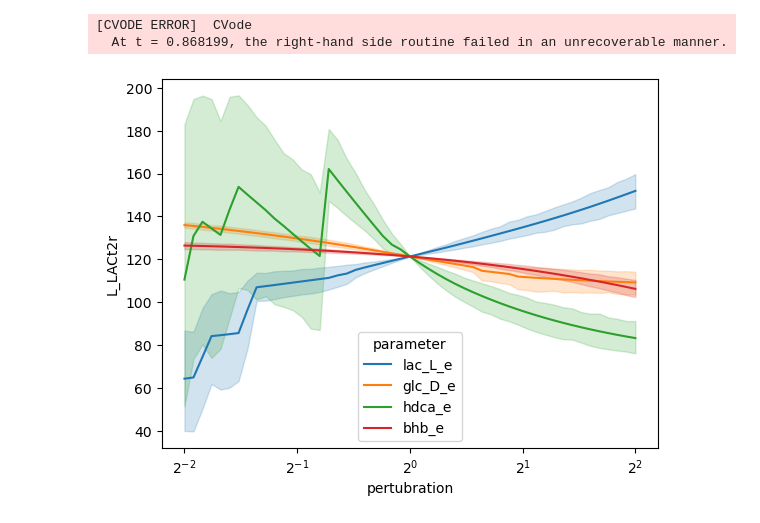
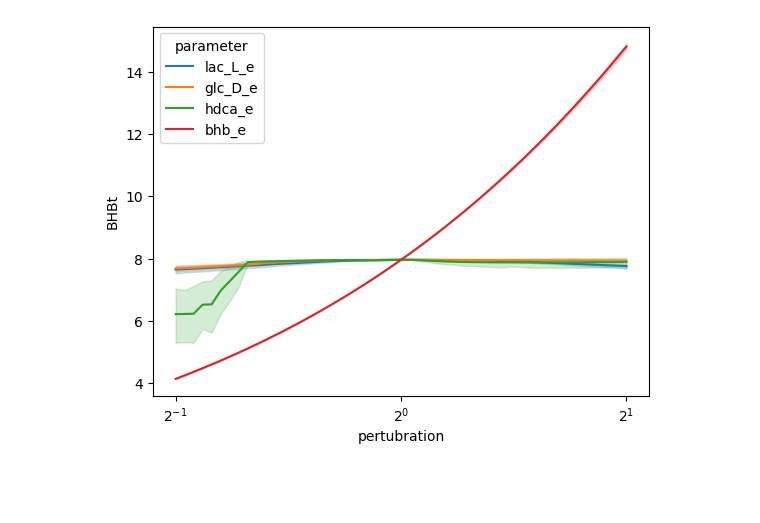
Before and after one commit to weilandtd/competitive_catabolism, a Jupyter notebook: mechanistic_model/fuel_competition.ipynb, the cells around one changed output. Drawn from its saved outputs; the diff is of its cells as text; code cells hidden in the pictures; blank space fills up the shorter version.

```diff
--- a/mechanistic_model/fuel_competition.ipynb
+++ b/mechanistic_model/fuel_competition.ipynb
@@ -38,6 +38,8 @@ CONCENTRATION_SCALING = 1e3 # 1 mol to 1 umol
 TIME_SCALING = 1 # 1min
 DENSITY = 1200 # g/L
 GDW_GWW_RATIO = 1.0 # Fluxes are in gWW
+# %%
+EPSILON = 1e-3
 # %%
 # Parameter selection
 from skimpy.analysis.oracle.load_pytfa_solution import load_fluxes, load_concentrations,\
@@ -70,7 +72,7 @@ for k in parameter_population._index:
     # Prune for positive substrate control
     medium_control = this_fc.slice_by('sample', 0).loc[['L_LACt2r','GLCt1r', 'FATP1t', 'BHBt'],
                                                        ['lac_L_e', 'glc_D_e', 'hdca_e', 'bhb_e']]
-    diag_is_positive = np.all(np.diag(medium_control.values) > 0)
+    diag_is_positive = np.all(np.diag(medium_control.values) > EPSILON)
 
     if diag_is_positive:
         flux_controll_coefficients.append(this_fc)
@@ -110,7 +112,7 @@ from tqdm import tqdm
 
 def steady_state_perturbation(parameter, range=np.logspace(-1,1,51,base=2) ,
                             additional_parameter_changes={},
-                            time = np.logspace(-3, 1, 100) - 1e-3, # 1uhr to 10hr
+                            time = [0,10], # 1uhr to 10hr
                             parameter_population=parameter_population_pruned,
                             kmodel=kmodel,
                             flux_function=flux_function,
@@ -146,6 +148,7 @@ def steady_state_perturbation(parameter, range=np.logspace(-1,1,51,base=2) ,
 
         # Perturb the main parameter
         p0 = kmodel.parameters[parameter].value
+
         for perturbation_value in range:
             kmodel.parameters[parameter].value = perturbation_value * p0
             # Dynamic solution
@@ -181,11 +184,8 @@ def steady_state_perturbation(parameter, range=np.logspace(-1,1,51,base=2) ,
 # %%
 # Compute perturbations for each fuel concentration
 parameters = ['lac_L_e', 'glc_D_e', 'hdca_e', 'bhb_e']
-results = [steady_state_perturbation(p) for p in parameters]
+results = [steady_state_perturbation(p, end_ix=50) for p in parameters]
 results = pd.concat(results)
-# %% [output]
-[CVODE ERROR]  CVode
-  At t = 0.868199, the right-hand side routine failed in an unrecoverable manner.
 # %%
 # Save the results
 name = model_file.replace('.json', '')
@@ -195,8 +195,8 @@ uptake_fluxes = ['L_LACt2r','GLCt1r', 'FATP1t', 'BHBt']
 # %%
 import matplotlib.pyplot as plt
 import seaborn as sns
 # Plot the results as line plot
-sns.lineplot(data=results, x='pertubration', y='L_LACt2r', hue='parameter')
+sns.lineplot(data=results, x='pertubration', y='BHBt', hue='parameter')
 plt.xscale('log', base=2)
 # %% [output]
-[figure, old version]
+[figure, new version]
```
Also changed, not shown: parts of 3 cells of this notebook.
